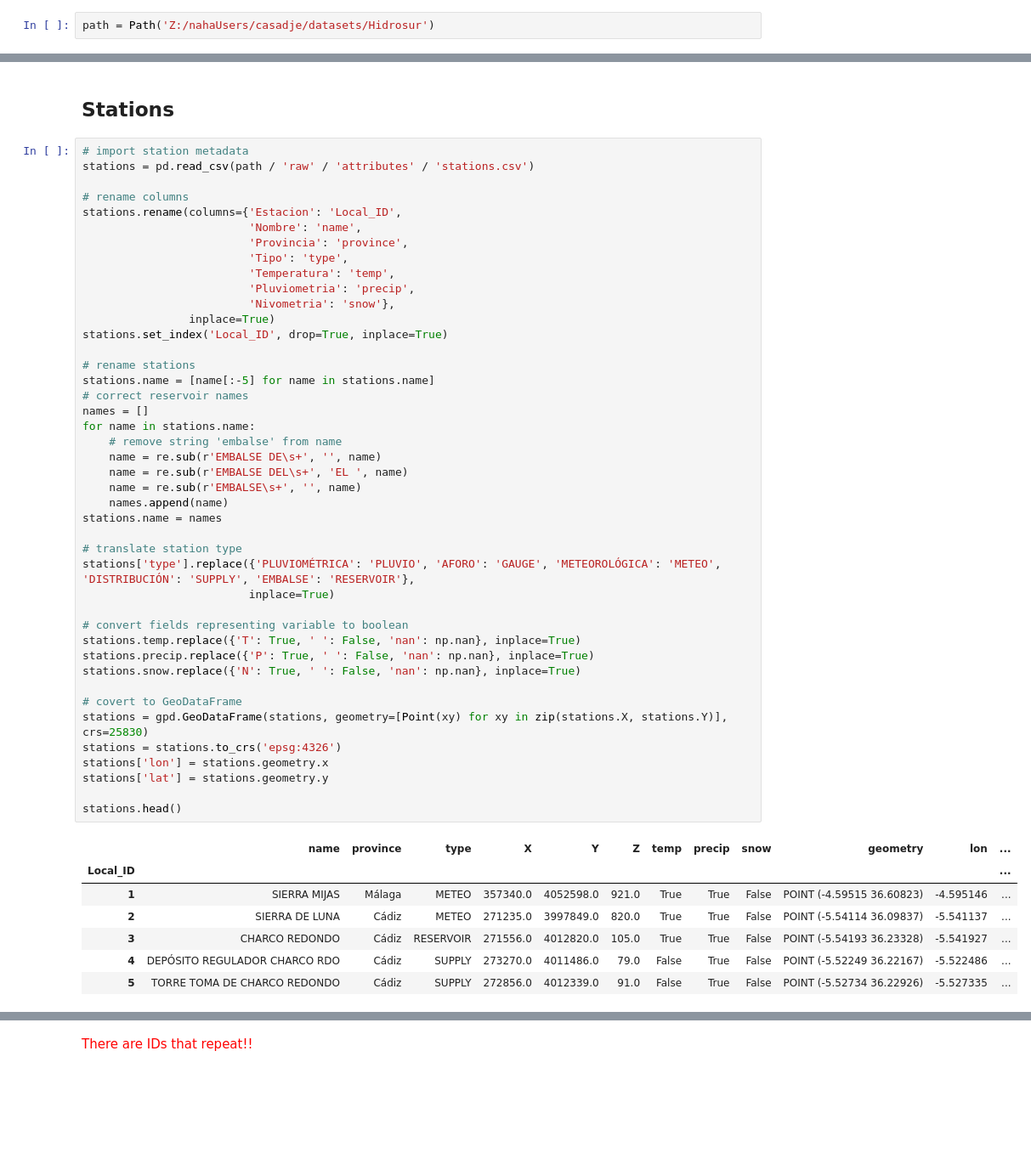
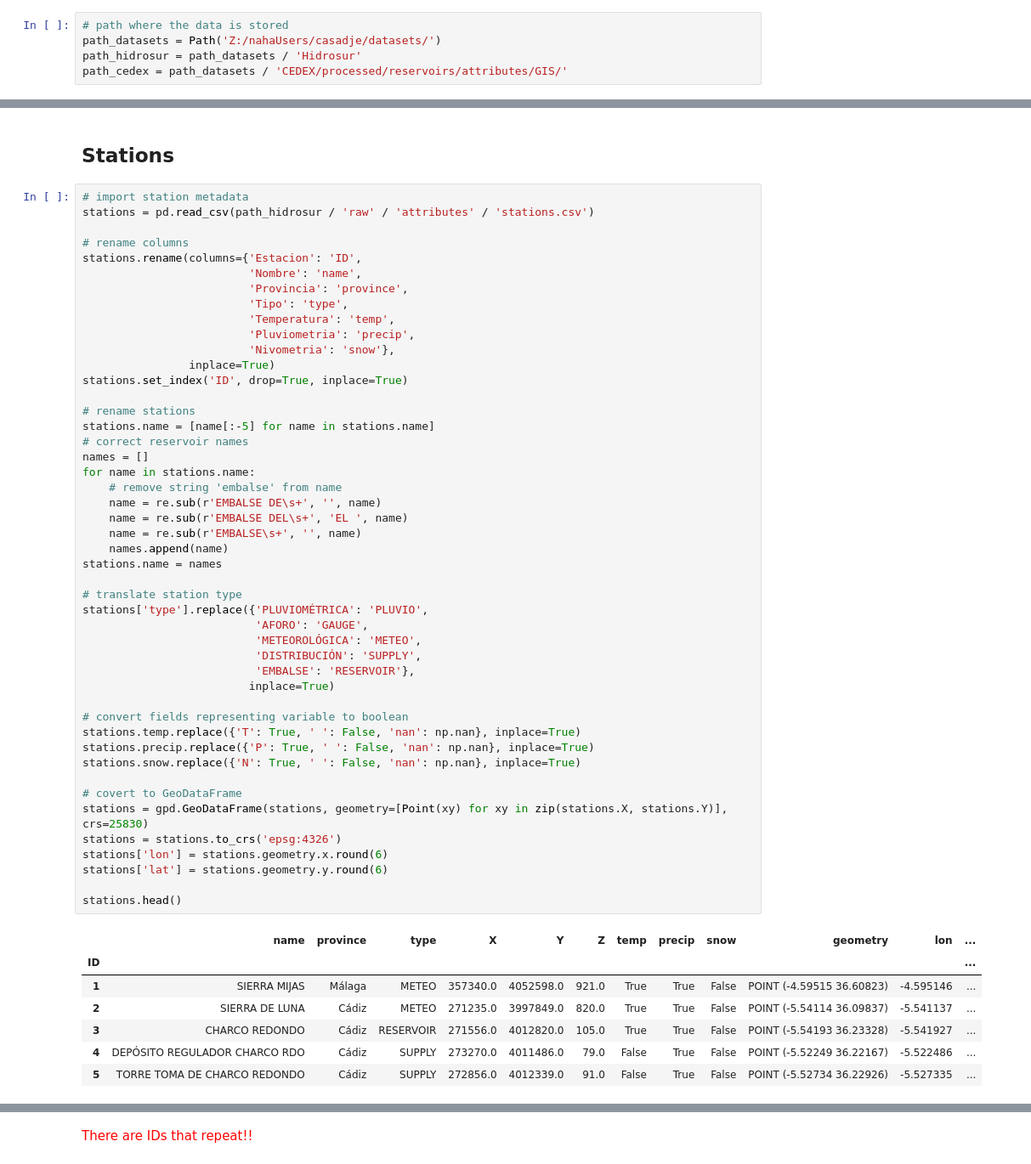
Before and after one commit to casadoj/lisflood-water_bodies, a Jupyter notebook: notebook/Hidrosur_reservoirs.ipynb, the cells around one changed output, grey strips where cells are left out. Shown at 85% size. Cells and saved outputs as stored; diff of their text form; blank space fills up the shorter version.

```diff
--- a/notebook/Hidrosur_reservoirs.ipynb
+++ b/notebook/Hidrosur_reservoirs.ipynb
@@ -25,2 +28,5 @@ import re
 # %%
-path = Path('Z:/nahaUsers/casadje/datasets/Hidrosur')
+# path where the data is stored
+path_datasets = Path('Z:/nahaUsers/casadje/datasets/')
+path_hidrosur = path_datasets / 'Hidrosur'
+path_cedex = path_datasets / 'CEDEX/processed/reservoirs/attributes/GIS/'
@@ -28,10 +37,10 @@ path = Path('Z:/nahaUsers/casadje/datasets/Hidrosur')
 ## Stations
 # %%
 # import station metadata
-stations = pd.read_csv(path / 'raw' / 'attributes' / 'stations.csv')
+stations = pd.read_csv(path_hidrosur / 'raw' / 'attributes' / 'stations.csv')
 
 # rename columns
-stations.rename(columns={'Estacion': 'Local_ID',
+stations.rename(columns={'Estacion': 'ID',
                          'Nombre': 'name',
                          'Provincia': 'province',
                          'Tipo': 'type',
@@ -39,39 +48,43 @@ stations.rename(columns={'Estacion': 'Local_ID',
                          'Pluviometria': 'precip',
                          'Nivometria': 'snow'},
                 inplace=True)
-stations.set_index('Local_ID', drop=True, inplace=True)
+stations.set_index('ID', drop=True, inplace=True)
 
 # rename stations
 stations.name = [name[:-5] for name in stations.name]
 # correct reservoir names
 names = []
 for name in stations.name:
     # remove string 'embalse' from name
     name = re.sub(r'EMBALSE DE\s+', '', name)
     name = re.sub(r'EMBALSE DEL\s+', 'EL ', name)
     name = re.sub(r'EMBALSE\s+', '', name)
     names.append(name)
 stations.name = names
 
 # translate station type
-stations['type'].replace({'PLUVIOMÉTRICA': 'PLUVIO', 'AFORO': 'GAUGE', 'METEOROLÓGICA': 'METEO', 'DISTRIBUCIÓN': 'SUPPLY', 'EMBALSE': 'RESERVOIR'},
+stations['type'].replace({'PLUVIOMÉTRICA': 'PLUVIO',
+                          'AFORO': 'GAUGE',
+                          'METEOROLÓGICA': 'METEO',
+                          'DISTRIBUCIÓN': 'SUPPLY',
+                          'EMBALSE': 'RESERVOIR'},
                          inplace=True)
 
 # convert fields representing variable to boolean
 stations.temp.replace({'T': True, ' ': False, 'nan': np.nan}, inplace=True)
 stations.precip.replace({'P': True, ' ': False, 'nan': np.nan}, inplace=True)
 stations.snow.replace({'N': True, ' ': False, 'nan': np.nan}, inplace=True)
 
 # covert to GeoDataFrame
 stations = gpd.GeoDataFrame(stations, geometry=[Point(xy) for xy in zip(stations.X, stations.Y)], crs=25830)
 stations = stations.to_crs('epsg:4326')
-stations['lon'] = stations.geometry.x
-stations['lat'] = stations.geometry.y
+stations['lon'] = stations.geometry.x.round(6)
+stations['lat'] = stations.geometry.y.round(6)
 
 stations.head()
 # %% [output]
 |  | name | province | type | X | Y | Z | temp | precip | snow | geometry | lon | ... |
-| Local_ID |  |  |  |  |  |  |  |  |  |  |  | ... |
+| ID |  |  |  |  |  |  |  |  |  |  |  | ... |
 | 1 | SIERRA MIJAS | Málaga | METEO | 357340.0 | 4052598.0 | 921.0 | True | True | False | POINT (-4.59515 36.60823) | -4.595146 | ... |
 | 2 | SIERRA DE LUNA | Cádiz | METEO | 271235.0 | 3997849.0 | 820.0 | True | True | False | POINT (-5.54114 36.09837) | -5.541137 | ... |
 | 3 | CHARCO REDONDO | Cádiz | RESERVOIR | 271556.0 | 4012820.0 | 105.0 | True | True | False | POINT (-5.54193 36.23328) | -5.541927 | ... |
```
Also changed, not shown: parts of 32 cells of this notebook.
